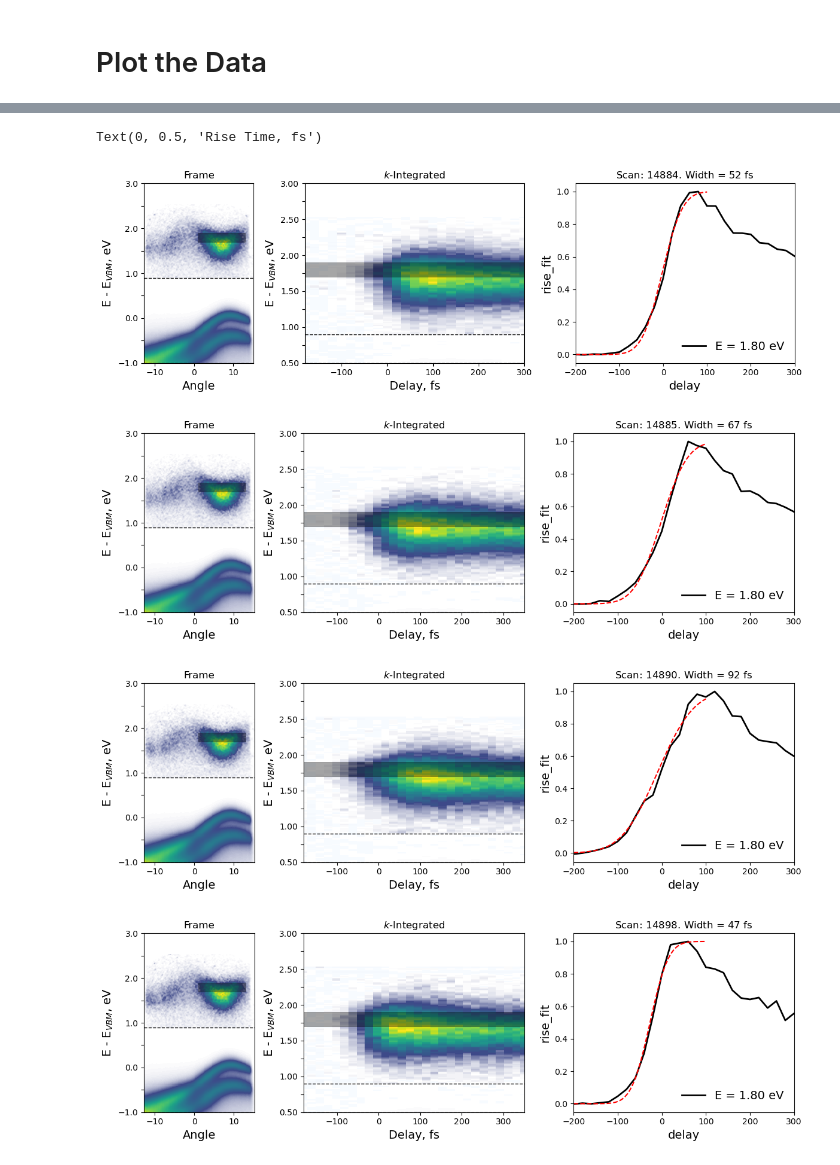
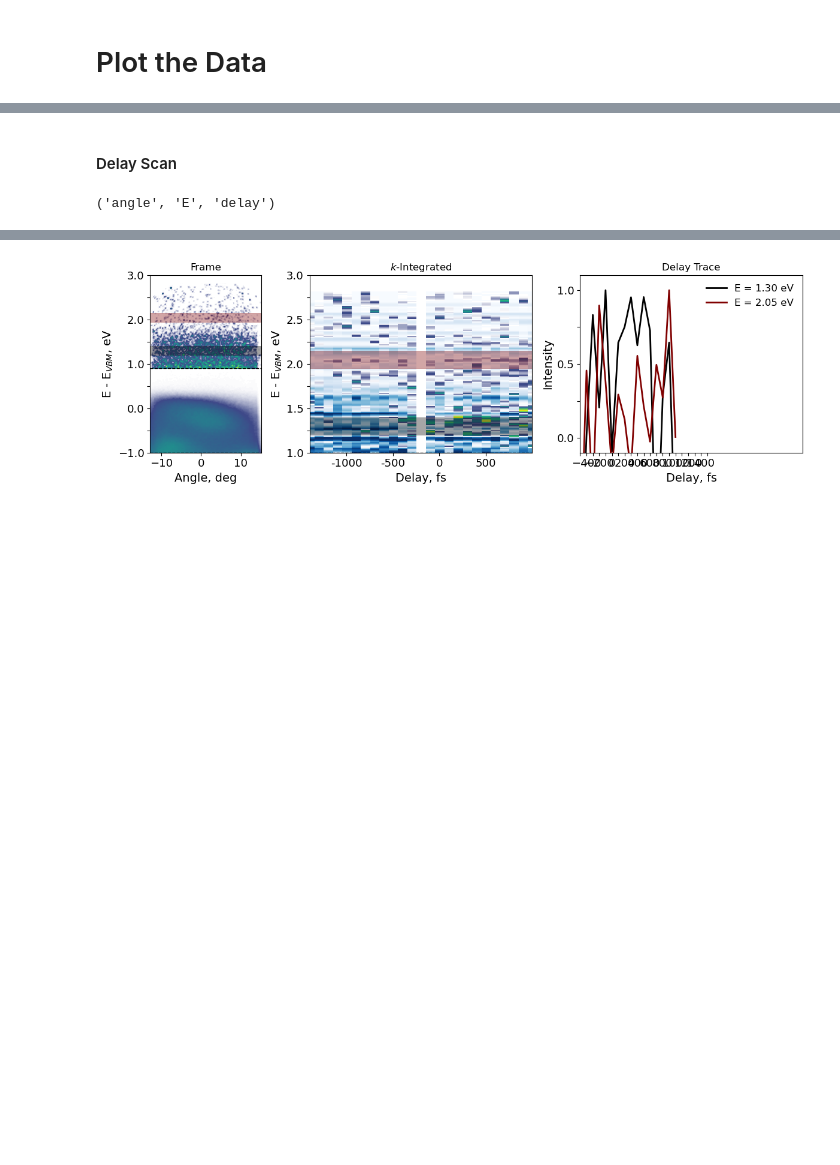
Before and after one commit to lawsonlloyd/mpes-analysis, a Jupyter notebook: phoibos_plot_analysis.ipynb, the cells around one changed output, grey strips where cells are left out. Cells and saved outputs as stored; diff of their text form; code cells hidden in the pictures; blank space fills up the shorter version.

```diff
--- a/phoibos_plot_analysis.ipynb
+++ b/phoibos_plot_analysis.ipynb
@@ -55,8 +52,10 @@ energy_offset, delay_offset, force_offset = 19.62,  0, False
 
 scan_info = phoibos.get_scan_info(data_path_info, filename, {})
 # %%
-scan = 14898
+scan = 14234
 
-I = phoibos.load_data(data_path, scan, force_offset=False, scan_info = None, energy_offset=20.5, delay_offset=0) # For .h5 files saved locally
+I = phoibos.load_data(data_path, scan, force_offset=False, scan_info = None, energy_offset=20, delay_offset=0, tilt_scan = False) # For .h5 files saved locally
 I_res = I/np.max(I)
+
+I.dims
 # %% [output]
@@ -87,46 +109,37 @@ os.getcwd()
+# %% [markdown]
+#### Delay Scan
+# %%
+scan = 13068
+
+I = phoibos.load_data(data_path, scan, force_offset=False, scan_info = None, energy_offset=19.72, delay_offset=0, tilt_scan = False) # For .h5 files saved locally
+I_res = I/np.max(I)
+
+I.dims
+# %% [output]
+('angle', 'E', 'delay')
 # %%
 %matplotlib inline
 
-scans = [14884, 14885, 14890, 14898, 14903, 14909]
-scmp = [8.7, 9.0, 9.3, 8.4, 8.1, 7.8]
-widths = []
+fig, ax = plt.subplots(1, 3, gridspec_kw={'width_ratios': [1, 2, 2], 'height_ratios':[1]})
+fig.set_size_inches(12, 4, forward=False)
+ax = ax.flatten()
 
-for scan in scans:
+im0 = mpes.plot_phoibos_frame(I_res, fig=fig, ax=ax[0], energy_limits=(-1,3), E_enhance = 0.9, subtract_neg = False)
+waterfall = mpes.plot_waterfall(I_res, 0, 30, fig = fig, ax=ax[1], subtract_neg=True)
 
-    I = phoibos.load_data(data_path, scan, force_offset=False, scan_info = None, energy_offset=20.5, delay_offset=0)
-    I_res = I/np.max(I)
+E, E_int = [1.3, 2.05], 0.2
+a, a_int = 0, 30
+colors = ['black', 'maroon', 'grey']
+traces = mpes.get_time_trace(I_res, E[0], E_int, a, a_int)
+mpes.plot_time_traces(I_res, E, E_int, a, a_int, fig=fig, ax=ax[2], colors = colors)
 
-    fig, ax = plt.subplots(1, 3, gridspec_kw={'width_ratios': [1, 2, 2], 'height_ratios':[1]})
-    fig.set_size_inches(12, 4, forward=False)
-    ax = ax.flatten()
+for i in np.arange(len(E)):
+    mpes.add_rect(a, a_int, E[i], E_int, ax[0], edgecolor=colors[i], facecolor=colors[i], alpha = 0.35)
+    mpes.add_rect(500, 50000, E[i], E_int, ax[1], edgecolor=colors[i], facecolor=colors[i], alpha = 0.35)
 
-    im0 = mpes.plot_phoibos_frame(I_res, fig=fig, ax=ax[0], energy_limits=(-1,3), E_enhance = 0.9, subtract_neg = False)
-    waterfall = mpes.plot_waterfall(I_res, 0, 30, fig = fig, ax=ax[1], energy_limits = (0.5, 3), E_enhance = .9, subtract_neg=True)
+ax[2].set_xlim(-500, 3000)
+#ax[2].set_title(fr"Scan: {scan}. Width = ${popt[1]:.0f}$ fs")
+ax[2].set_title('Delay Trace')
 
-    E, E_int = [1.8], 0.2
-    a, a_int = 7, 12
-    colors = ['black', 'maroon', 'grey']
-    traces = mpes.get_time_trace(I_res, E[0], E_int, a, a_int)
-    mpes.plot_time_traces(I_res, E, E_int, a, a_int, fig=fig, ax=ax[2], colors = colors)
-
-    delay_limits = [-200, 100]
-    popt, perr, rise_fit = mpes.find_t0(traces/np.max(traces), delay_limits)
-
-    rise_fit.plot(ax=ax[2], color = 'red', linestyle = 'dashed')
-
-    for i in np.arange(len(E)):
-        mpes.add_rect(a, a_int, E[i], E_int, ax[0], edgecolor=colors[i], facecolor=colors[i], alpha = 0.35)
-        mpes.add_rect(500, 50000, E[i], E_int, ax[1], edgecolor=colors[i], facecolor=colors[i], alpha = 0.35)
-
-    ax[2].set_xlim(-200, 300)
-
-    ax[2].set_title(fr"Scan: {scan}. Width = ${popt[1]:.0f}$ fs")
-    widths.append(popt[1])
-
-    fig.tight_layout()
-
-plt.figure()
-plt.plot(scmp, widths, 'ro')
-plt.xlabel('SCMP, mm')
-plt.ylabel('Rise Time, fs')
+fig.tight_layout()
 # %% [output]
@@ -151,5 +146 @@ width = 74.8 +/- 5.3 fs
-Text(0, 0.5, 'Rise Time, fs')
-[figure, old version]
+[figure, new version]
-[figure, removed]
-[figure, removed]
-[figure, removed]
```
Also changed, not shown: parts of 9 cells of this notebook, 1 other file.
